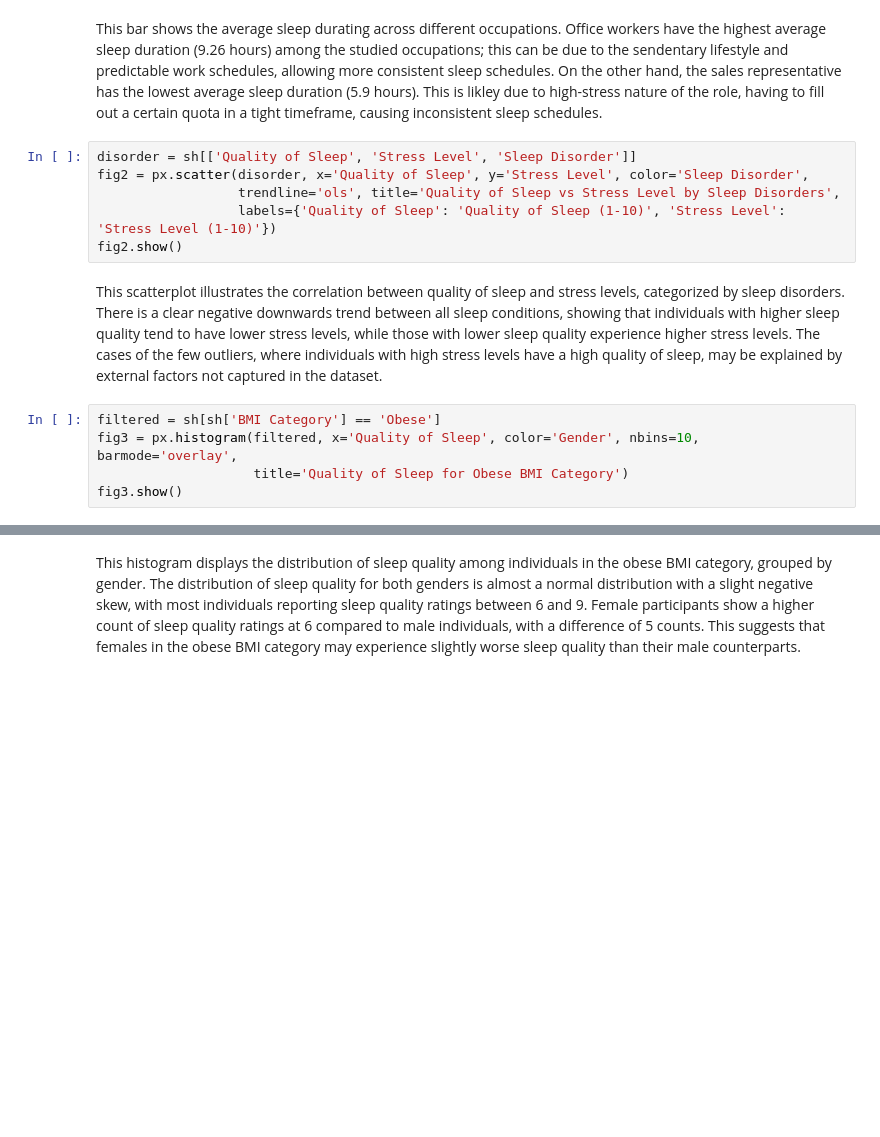
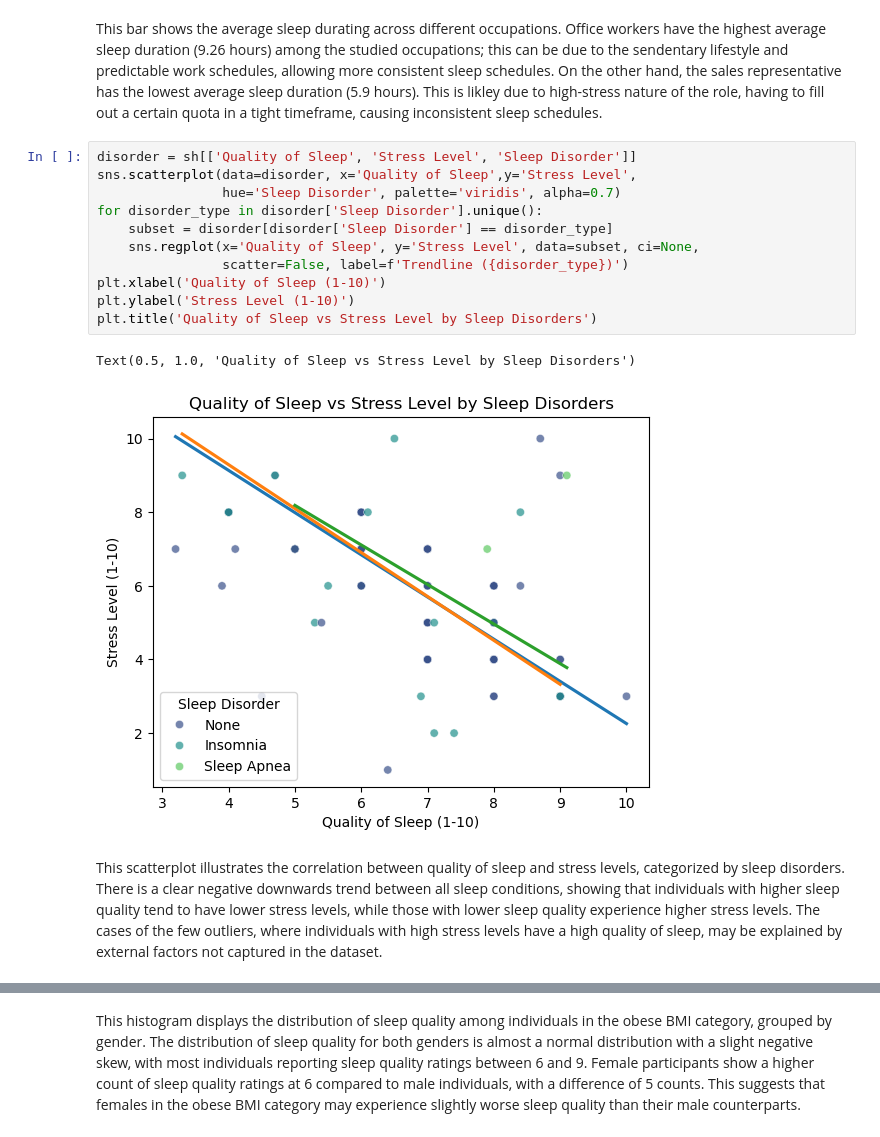
Before and after one commit to ycsara/SleepCycle, a Jupyter notebook: EDA.ipynb, the cells around one changed output, grey strips where cells are left out. Cells and saved outputs as stored; diff of their text form; blank space fills up the shorter version.

```diff
--- a/EDA.ipynb
+++ b/EDA.ipynb
@@ -112,15 +121,18 @@ fig1.show()
 # %% [markdown]
 This bar shows the average sleep durating across different occupations. Office workers have the highest average sleep duration (9.26 hours) among the studied occupations; this can be due to the sendentary lifestyle and predictable work schedules, allowing more consistent sleep schedules. On the other hand, the sales representative has the lowest average sleep duration (5.9 hours). This is likley due to high-stress nature of the role, having to fill out a certain quota in a tight timeframe, causing inconsistent sleep schedules.
-# %%
-disorder = sh[['Quality of Sleep', 'Stress Level', 'Sleep Disorder']]
-fig2 = px.scatter(disorder, x='Quality of Sleep', y='Stress Level', color='Sleep Disorder',
-                  trendline='ols', title='Quality of Sleep vs Stress Level by Sleep Disorders',
-                  labels={'Quality of Sleep': 'Quality of Sleep (1-10)', 'Stress Level': 'Stress Level (1-10)'})
-fig2.show()
+# %%
+disorder = sh[['Quality of Sleep', 'Stress Level', 'Sleep Disorder']]
+sns.scatterplot(data=disorder, x='Quality of Sleep',y='Stress Level',
+                hue='Sleep Disorder', palette='viridis', alpha=0.7)
+for disorder_type in disorder['Sleep Disorder'].unique():
+    subset = disorder[disorder['Sleep Disorder'] == disorder_type]
+    sns.regplot(x='Quality of Sleep', y='Stress Level', data=subset, ci=None,
+                scatter=False, label=f'Trendline ({disorder_type})')
+plt.xlabel('Quality of Sleep (1-10)')
+plt.ylabel('Stress Level (1-10)')
+plt.title('Quality of Sleep vs Stress Level by Sleep Disorders')
+# %% [output]
+Text(0.5, 1.0, 'Quality of Sleep vs Stress Level by Sleep Disorders')
+[figure, added]
 # %% [markdown]
 This scatterplot illustrates the correlation between quality of sleep and stress levels, categorized by sleep disorders. There is a clear negative downwards trend between all sleep conditions, showing that individuals with higher sleep quality tend to have lower stress levels, while those with lower sleep quality experience higher stress levels. The cases of the few outliers, where individuals with high stress levels have a high quality of sleep, may be explained by external factors not captured in the dataset.
-# %%
-filtered = sh[sh['BMI Category'] == 'Obese']
-fig3 = px.histogram(filtered, x='Quality of Sleep', color='Gender', nbins=10, barmode='overlay',
-                    title='Quality of Sleep for Obese BMI Category')
-fig3.show()
```
Also changed, not shown: parts of 4 cells of this notebook.
